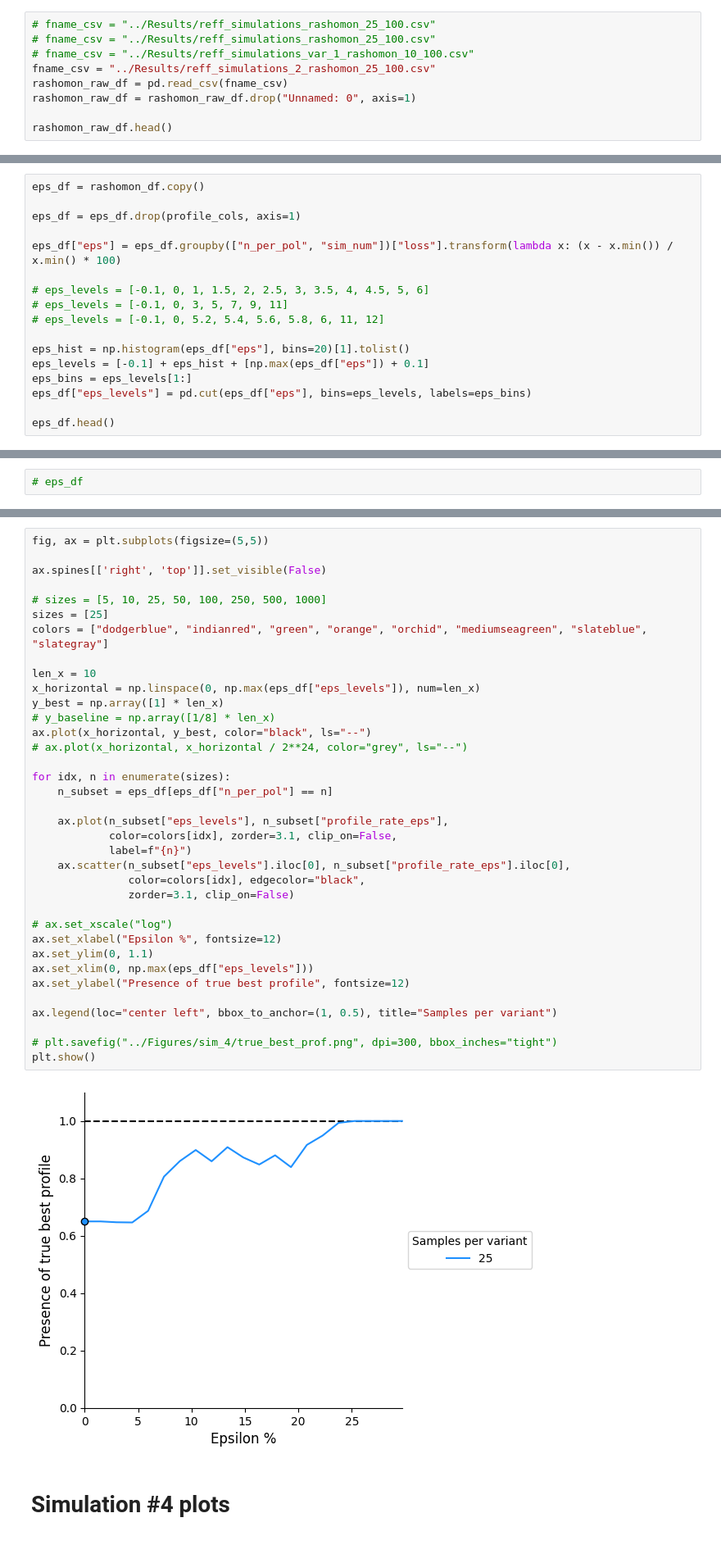
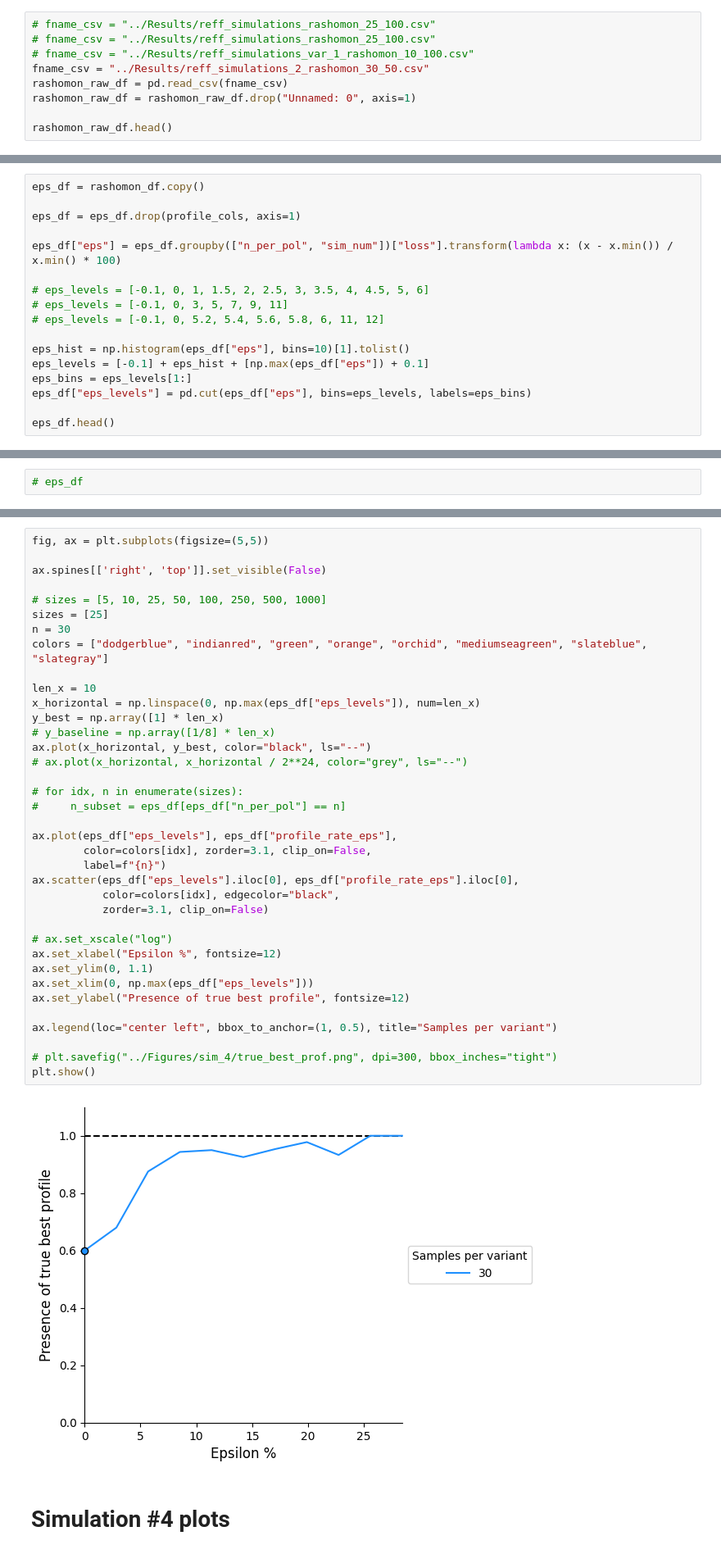
Before and after one commit to AparaV/rashomon-partition-sets, a Jupyter notebook: Code/analyze_results.ipynb, the cells around one changed output, grey strips where cells are left out. Shown at 82% size. Saved outputs shown, nothing was run; the diff lists cells and outputs as text.

Commit message:
Simulations - really good one now

```diff
--- a/Code/analyze_results.ipynb
+++ b/Code/analyze_results.ipynb
@@ -759,7 +759,7 @@ plt.show()
 # fname_csv = "../Results/reff_simulations_rashomon_25_100.csv"
 # fname_csv = "../Results/reff_simulations_rashomon_25_100.csv"
 # fname_csv = "../Results/reff_simulations_var_1_rashomon_10_100.csv"
-fname_csv = "../Results/reff_simulations_2_rashomon_25_100.csv"
+fname_csv = "../Results/reff_simulations_2_rashomon_30_50.csv"
 rashomon_raw_df = pd.read_csv(fname_csv)
 rashomon_raw_df = rashomon_raw_df.drop("Unnamed: 0", axis=1)
 
@@ -869,7 +869,7 @@ eps_df["eps"] = eps_df.groupby(["n_per_pol", "sim_num"])["loss"].transform(lambd
 # eps_levels = [-0.1, 0, 3, 5, 7, 9, 11]
 # eps_levels = [-0.1, 0, 5.2, 5.4, 5.6, 5.8, 6, 11, 12]
 
-eps_hist = np.histogram(eps_df["eps"], bins=20)[1].tolist()
+eps_hist = np.histogram(eps_df["eps"], bins=10)[1].tolist()
 eps_levels = [-0.1] + eps_hist + [np.max(eps_df["eps"]) + 0.1]
 eps_bins = eps_levels[1:]
 eps_df["eps_levels"] = pd.cut(eps_df["eps"], bins=eps_levels, labels=eps_bins)
@@ -961,41 +960,42 @@ eps_df
 # %%
 fig, ax = plt.subplots(figsize=(5,5))
 
 ax.spines[['right', 'top']].set_visible(False)
 
 # sizes = [5, 10, 25, 50, 100, 250, 500, 1000]
 sizes = [25]
+n = 30
 colors = ["dodgerblue", "indianred", "green", "orange", "orchid", "mediumseagreen", "slateblue", "slategray"]
 
 len_x = 10
 x_horizontal = np.linspace(0, np.max(eps_df["eps_levels"]), num=len_x)
 y_best = np.array([1] * len_x)
 # y_baseline = np.array([1/8] * len_x)
 ax.plot(x_horizontal, y_best, color="black", ls="--")
 # ax.plot(x_horizontal, x_horizontal / 2**24, color="grey", ls="--")
 
-for idx, n in enumerate(sizes):
-    n_subset = eps_df[eps_df["n_per_pol"] == n]
+# for idx, n in enumerate(sizes):
+#     n_subset = eps_df[eps_df["n_per_pol"] == n]
 
-    ax.plot(n_subset["eps_levels"], n_subset["profile_rate_eps"],
-            color=colors[idx], zorder=3.1, clip_on=False,
-            label=f"{n}")
-    ax.scatter(n_subset["eps_levels"].iloc[0], n_subset["profile_rate_eps"].iloc[0],
-               color=colors[idx], edgecolor="black",
-               zorder=3.1, clip_on=False)
+ax.plot(eps_df["eps_levels"], eps_df["profile_rate_eps"],
+        color=colors[idx], zorder=3.1, clip_on=False,
+        label=f"{n}")
+ax.scatter(eps_df["eps_levels"].iloc[0], eps_df["profile_rate_eps"].iloc[0],
+           color=colors[idx], edgecolor="black",
+           zorder=3.1, clip_on=False)
 
 # ax.set_xscale("log")
 ax.set_xlabel("Epsilon %", fontsize=12)
 ax.set_ylim(0, 1.1)
 ax.set_xlim(0, np.max(eps_df["eps_levels"]))
 ax.set_ylabel("Presence of true best profile", fontsize=12)
 
 ax.legend(loc="center left", bbox_to_anchor=(1, 0.5), title="Samples per variant")
 
 # plt.savefig("../Figures/sim_4/true_best_prof.png", dpi=300, bbox_inches="tight")
 plt.show()
 # %% [output]
-[figure, old version]
+[figure, new version]
 # %% [markdown]
 # Simulation #4 plots
 # %%
```
Also changed, not shown: parts of 8 cells of this notebook, 2 other files.
